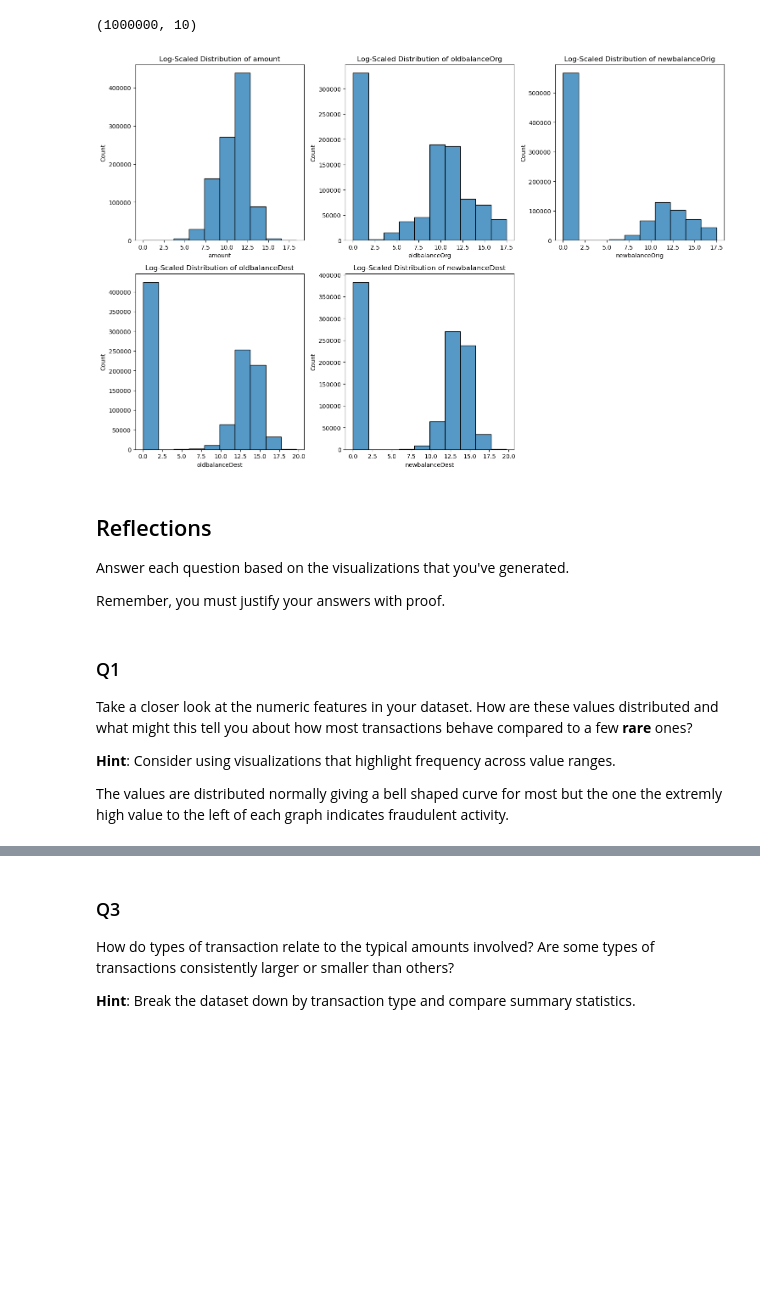
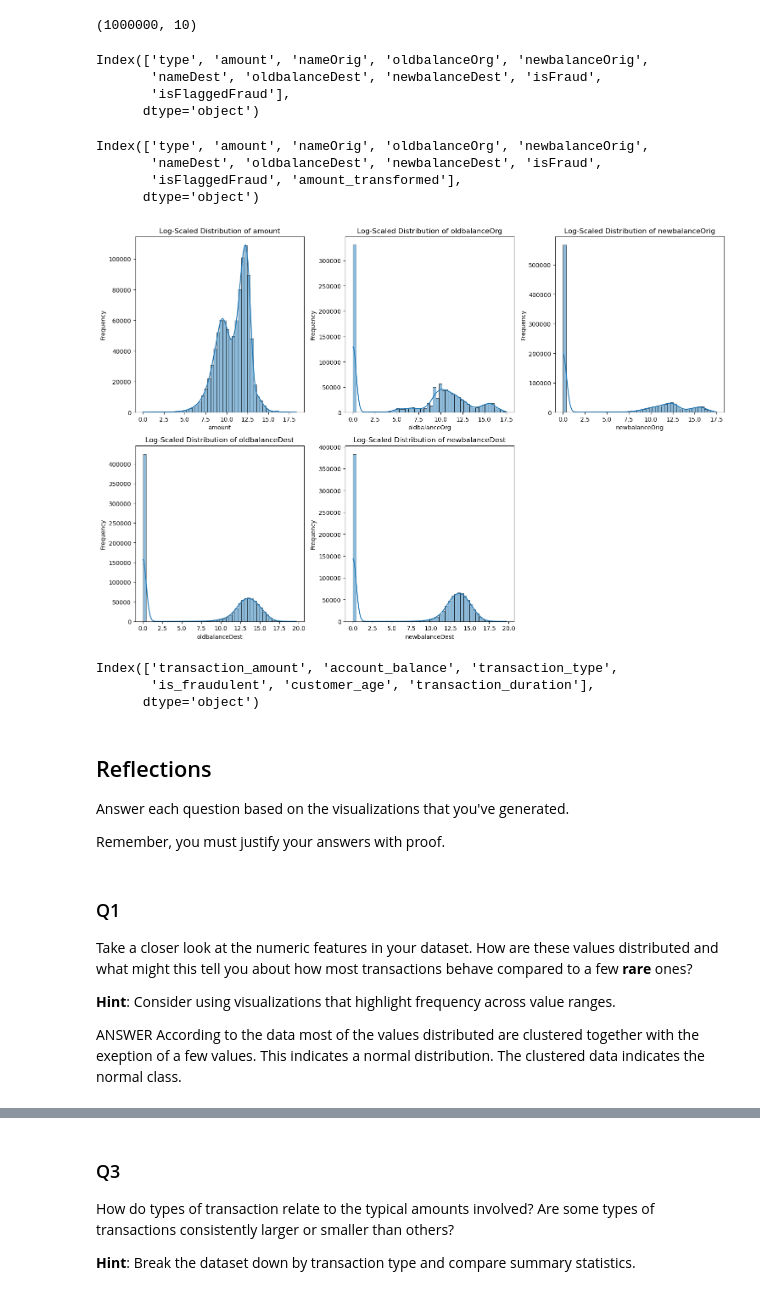
Before and after one commit to thecrownreturns/Detect-Fraud, a Jupyter notebook: notebooks/eda.ipynb, the cells around one changed output, grey strips where cells are left out. Cells and saved outputs as stored; diff of their text form; code cells hidden in the pictures; blank space fills up the shorter version.

```diff
--- a/notebooks/eda.ipynb
+++ b/notebooks/eda.ipynb
@@ -15,7 +15,7 @@ import matplotlib.pyplot as plt
 pd.set_option('display.float_format', lambda x: '%.2f' % x)
 # %%
 # import data
-transactions = pd.read_csv(r"C:\Users\tosth\OneDrive\Documents\detect-fraud\data\bank_transactions.csv")
+transactions = pd.read_csv(r"C:\Users\tosth\OneDrive\Documents\detect-fraud\detect-fraud\bank_transactions.csv")
 
 transactions.head()
 # %% [output]
@@ -30,6 +37,13 @@ transactions.head()
 print(transactions.shape)
 # %% [output]
 (1000000, 10)
+# %%
+print(transactions.columns)
+# %% [output]
+Index(['type', 'amount', 'nameOrig', 'oldbalanceOrg', 'newbalanceOrig',
+       'nameDest', 'oldbalanceDest', 'newbalanceDest', 'isFraud',
+       'isFlaggedFraud'],
+      dtype='object')
 # %%
 # TODO: Begin your EDA
 numeric_cols = ['amount', 'oldbalanceOrg', 'newbalanceOrig', 'oldbalanceDest', 'newbalanceDest']
@@ -36,22 +51,30 @@ numeric_cols = ['amount', 'oldbalanceOrg', 'newbalanceOrig', 'oldbalanceDest', '
 # %%
 transactions[numeric_cols].describe()
 transactions['amount_transformed'] = np.log1p(transactions['amount'])
-# %%
-#plt.figure(figsize=(15, 10))
-#for i, col in enumerate(numeric_cols):
-#    plt.subplot(2, 3, i + 1)
-#    sns.histplot(transactions[col], bins=10, kde=False)
-#    plt.title(f'Distribution of {col}')
-#plt.tight_layout()
-#plt.show()
-
-
-plt.figure(figsize=(15, 10))
-for i, col in enumerate(numeric_cols):
-    plt.subplot(2, 3, i + 1)
-    sns.histplot(np.log1p(transactions[col]), bins=10, kde=False)
-    plt.title(f'Log-Scaled Distribution of {col}')
-plt.tight_layout()
-plt.show()
-# %% [output]
-[figure, removed]
+# %%
+print(transactions.columns)
+# %% [output]
+Index(['type', 'amount', 'nameOrig', 'oldbalanceOrg', 'newbalanceOrig',
+       'nameDest', 'oldbalanceDest', 'newbalanceDest', 'isFraud',
+       'isFlaggedFraud', 'amount_transformed'],
+      dtype='object')
+# %%
+plt.figure(figsize=(15, 10))
+
+for i, col in enumerate(numeric_cols):
+    plt.subplot(2, 3, i + 1)
+
+    # Apply log transformation to the data
+    log_data = np.log1p(transactions[col])
+
+    # Plot log-transformed histogram
+    sns.histplot(log_data, bins=50, kde=True)
+
+    plt.title(f'Log-Scaled Distribution of {col}')
+    plt.xlabel(f'{col}')
+    plt.ylabel('Frequency')
+
+plt.tight_layout()
+plt.show()
+# %% [output]
+[figure, added]
@@ -58,3 +93,9 @@ plt.show()
+# %%
+print(transactions.columns)
+# %% [output]
+Index(['transaction_amount', 'account_balance', 'transaction_type',
+       'is_fraudulent', 'customer_age', 'transaction_duration'],
+      dtype='object')
 # %% [markdown]
 ## Reflections
 
@@ -68,4 +109,5 @@ Take a closer look at the numeric features in your dataset. How are these values
 
 **Hint**: Consider using visualizations that highlight frequency across value ranges.
 
-The values are distributed normally giving a bell shaped curve for most but the one the extremly high value to the left of each graph indicates fraudulent activity.
+ANSWER
+According to the data most of the values distributed are clustered together with the exeption of a few values. This indicates a normal distribution. The clustered data indicates the normal class.
```
Also changed, not shown: parts of 21 cells of this notebook.
